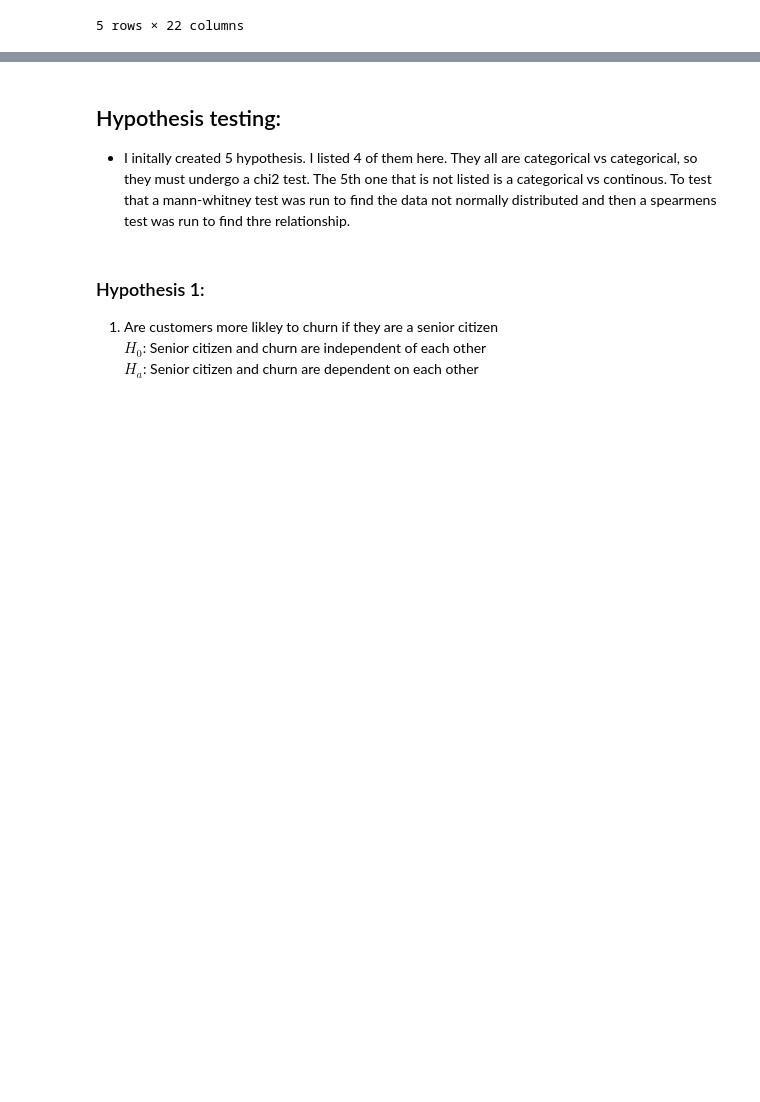
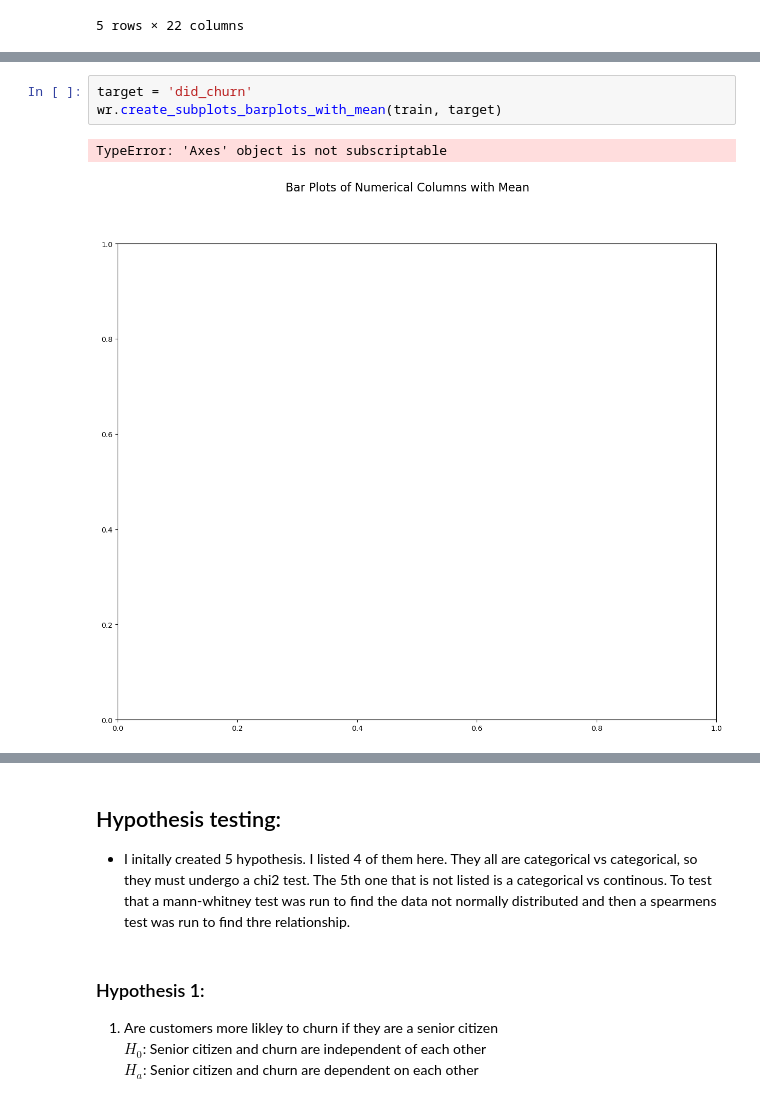
Before and after one commit to NikkideVries/classification_telco_project, a Jupyter notebook: final_telco.ipynb, the cells around one changed output, grey strips where cells are left out. Saved outputs shown, nothing was run; the diff lists cells and outputs as text; blank space fills up the shorter version.

```diff
--- a/final_telco.ipynb
+++ b/final_telco.ipynb
@@ -230,3 +224,9 @@ wr.create_subplots_barplots_categorical_vs_target(train, target)
+# %%
+target = 'did_churn'
+wr.create_subplots_barplots_with_mean(train, target)
+# %% [output]
+TypeError: 'Axes' object is not subscriptable
+[figure, added]
 # %%
 # lets look at bivaraite numerical comparison
 target = 'did_churn'
```
Also changed, not shown: parts of 41 cells of this notebook.
